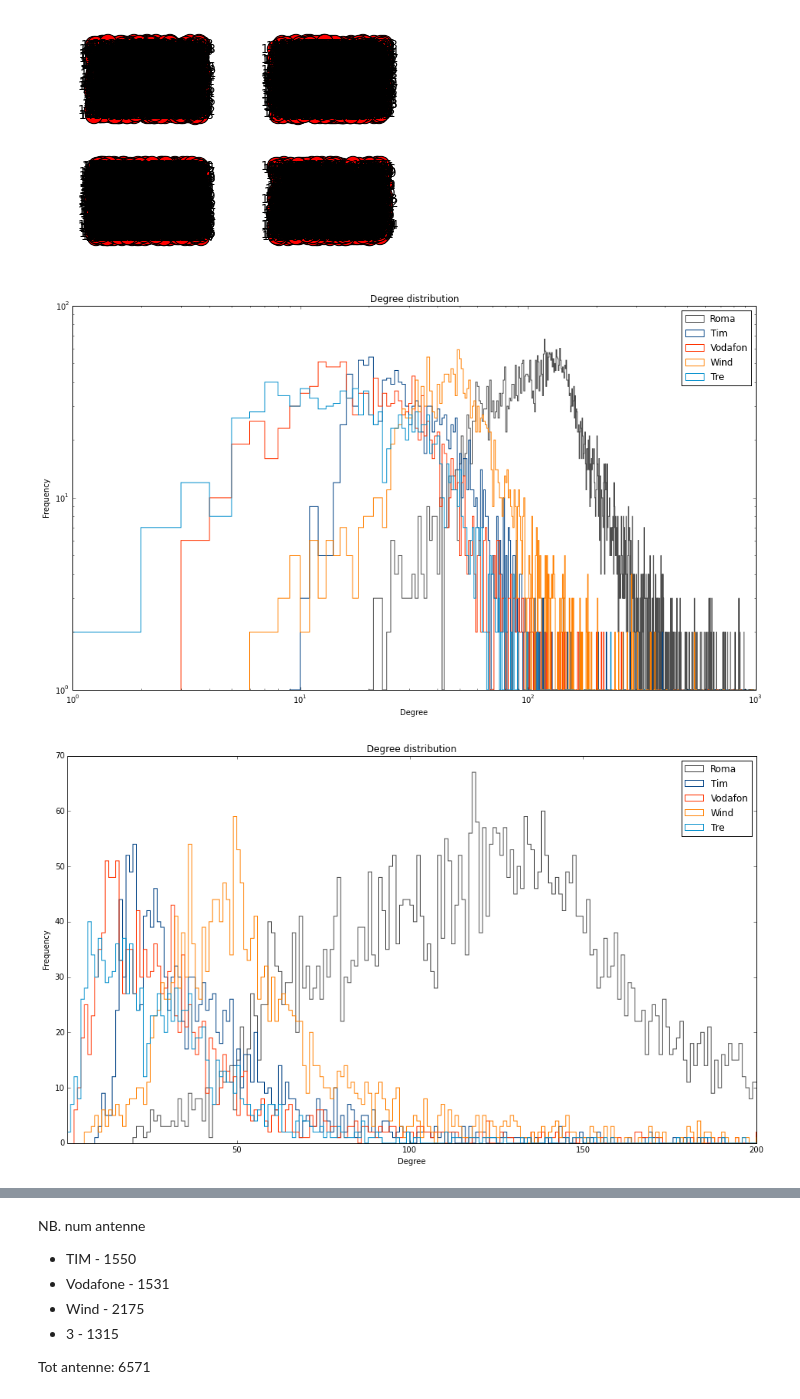
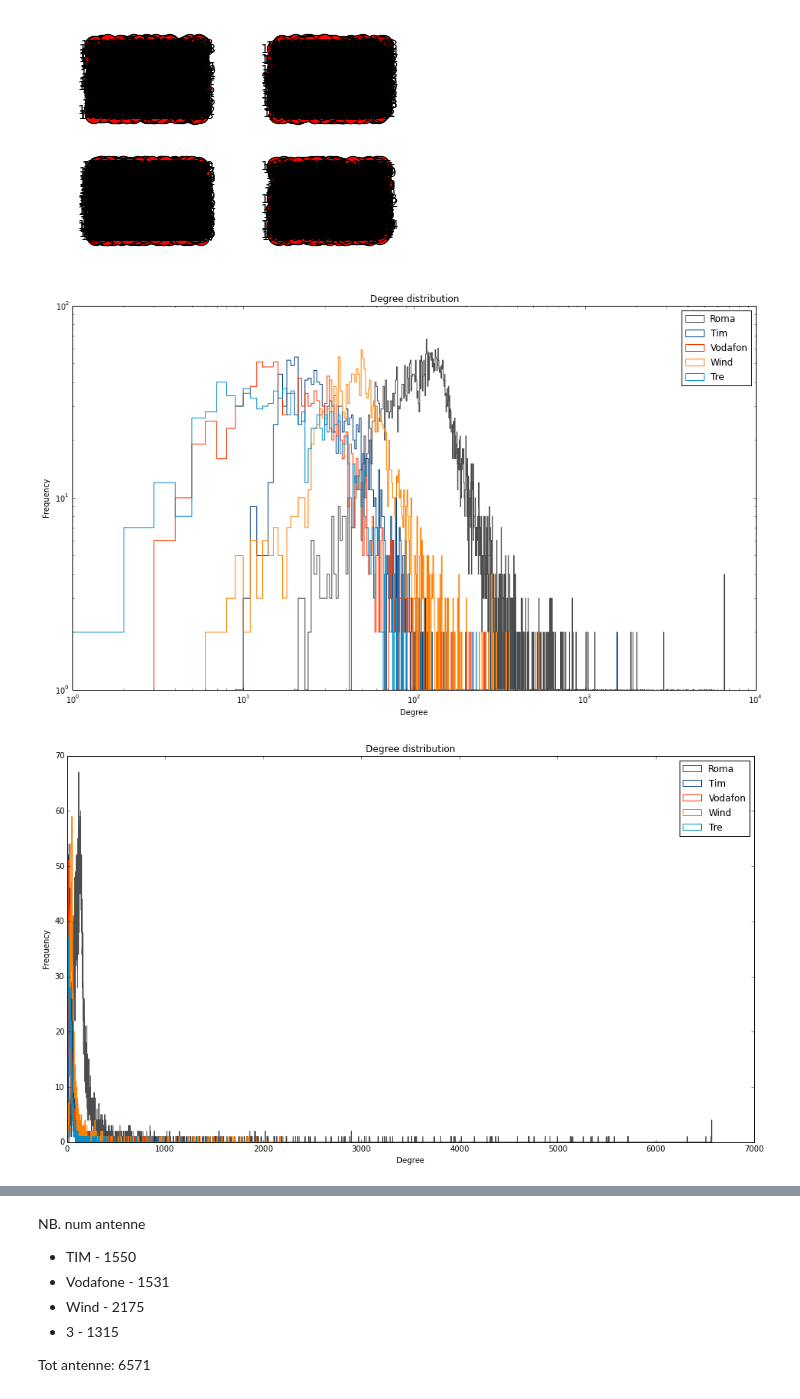
Before and after one commit to FedericoMuciaccia/SistemiComplessi, a Jupyter notebook: src/Iuri distanze.ipynb, the cells around one changed output, grey strips where cells are left out. Drawn from its saved outputs; the diff is of its cells as text; code cells hidden in the pictures.

```diff
--- a/src/Iuri distanze.ipynb
+++ b/src/Iuri distanze.ipynb
@@ -227,6 +232,8 @@ pyplot.show()
 # %% [output]
 [figure]
 # %%
+%matplotlib inline
+gestore = ["Roma", "Tim", "Vodafon", "Wind", "Tre"]
 colori = ['#4d4d4d', '#004184','#ff3300','#ff8000','#018ECC']
 def degreeDistribution(gradi, azienda, colore):
     pyplot.hist(gradi, bins=max(gradi)-min(gradi), histtype='step', label=azienda, color=colore)
@@ -235,37 +242,37 @@ def degreeDistribution(gradi, azienda, colore):
     pyplot.ylabel("Frequency")
 
 def degreeDistributionLog(gradi, azienda, colore):
     distribuzioneRange = pyplot.hist(gradi, bins=max(gradi)-min(gradi), histtype='step', label=azienda, color=colore)
     pyplot.title('Degree distribution')
     pyplot.xlabel("Degree")
     pyplot.ylabel("Frequency")
 
     pyplot.gca().set_xscale("log")
     pyplot.gca().set_yscale("log")
 #    pyplot.ylim(1,100)
 
 pyplot.figure(figsize=(16,9))
 distribuzione = degreeDistributionLog(gradoRoma, gestore[0], colori[0])
 distribuzione = degreeDistributionLog(gradoTim, gestore[1], colori[1])
 distribuzione = degreeDistributionLog(gradoVoda, gestore[2], colori[2])
 distribuzione = degreeDistributionLog(gradoWind, gestore[3], colori[3])
 distribuzione = degreeDistributionLog(gradoTre, gestore[4], colori[4])
-pyplot.xlim(1,1000)
+#pyplot.xlim(1,1000)
 pyplot.legend()
 pyplot.show()
 
 pyplot.figure(figsize=(16,9))
 distribuzione = degreeDistribution(gradoRoma, gestore[0], colori[0])
 distribuzione = degreeDistribution(gradoTim, gestore[1], colori[1])
 distribuzione = degreeDistribution(gradoVoda, gestore[2], colori[2])
 distribuzione = degreeDistribution(gradoWind, gestore[3], colori[3])
 distribuzione = degreeDistribution(gradoTre, gestore[4], colori[4])
-pyplot.xlim(1,200)
+#pyplot.xlim(1,200)
 pyplot.legend()
 pyplot.show()
 # %% [output]
-[figure, old version]
+[figure, new version]
-[figure, old version]
+[figure, new version]
 # %%
 pyplot.figure(figsize=(16,9))
 for azienda, colore in zip(gestore,colori):
```
Also changed, not shown: parts of 4 cells of this notebook, 6 other files.
